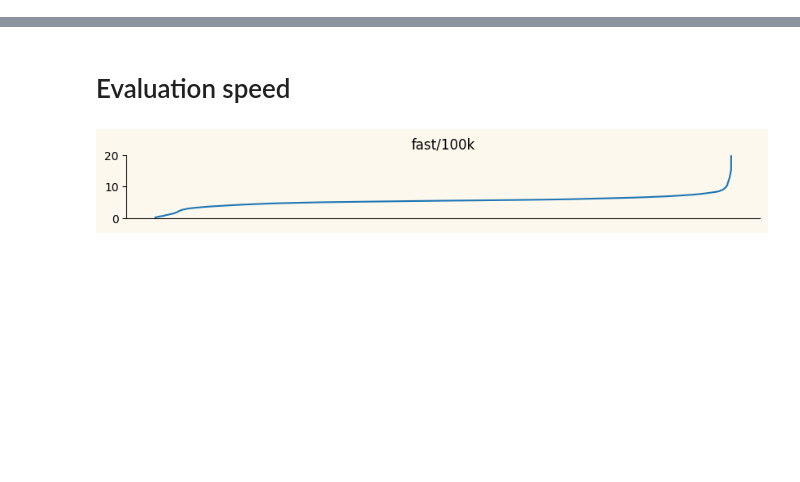
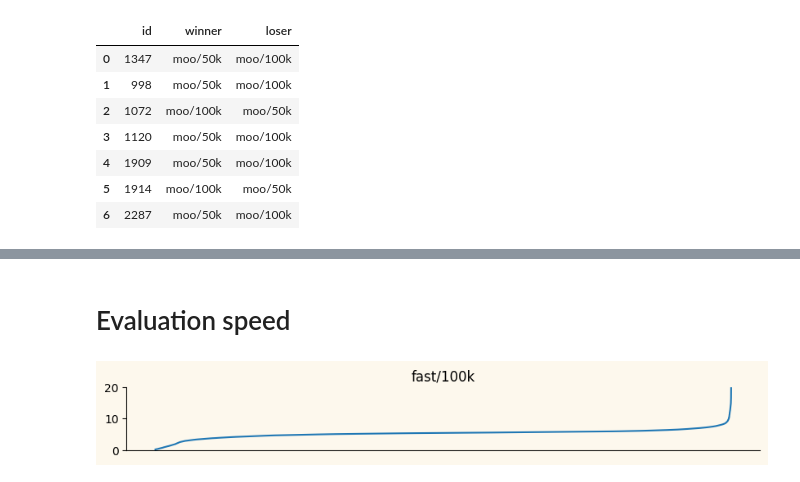
Before and after one commit to gcr/virus-war, a Jupyter notebook: nim/metrics.ipynb, the cells around one changed output, grey strips where cells are left out. Drawn from its saved outputs; the diff is of its cells as text; code cells hidden in the pictures; blank space fills up the shorter version.

```diff
--- a/nim/metrics.ipynb
+++ b/nim/metrics.ipynb
@@ -224,0 +144,11 @@ pd.DataFrame(missing, columns=['A','B','total games']).sort_values(['total games
+# %%
+pd.read_sql("select * from winners where winner='moo/50k' and loser='moo/100k' or winner='moo/100k' and loser='moo/50k'", conn)
+# %% [output]
+|  | id | winner | loser |
+| 0 | 1347 | moo/50k | moo/100k |
+| 1 | 998 | moo/50k | moo/100k |
+| 2 | 1072 | moo/100k | moo/50k |
+| 3 | 1120 | moo/50k | moo/100k |
+| 4 | 1909 | moo/50k | moo/100k |
+| 5 | 1914 | moo/100k | moo/50k |
+| 6 | 2287 | moo/50k | moo/100k |
```
Also changed, not shown: parts of 8 cells of this notebook, 31 other files.
